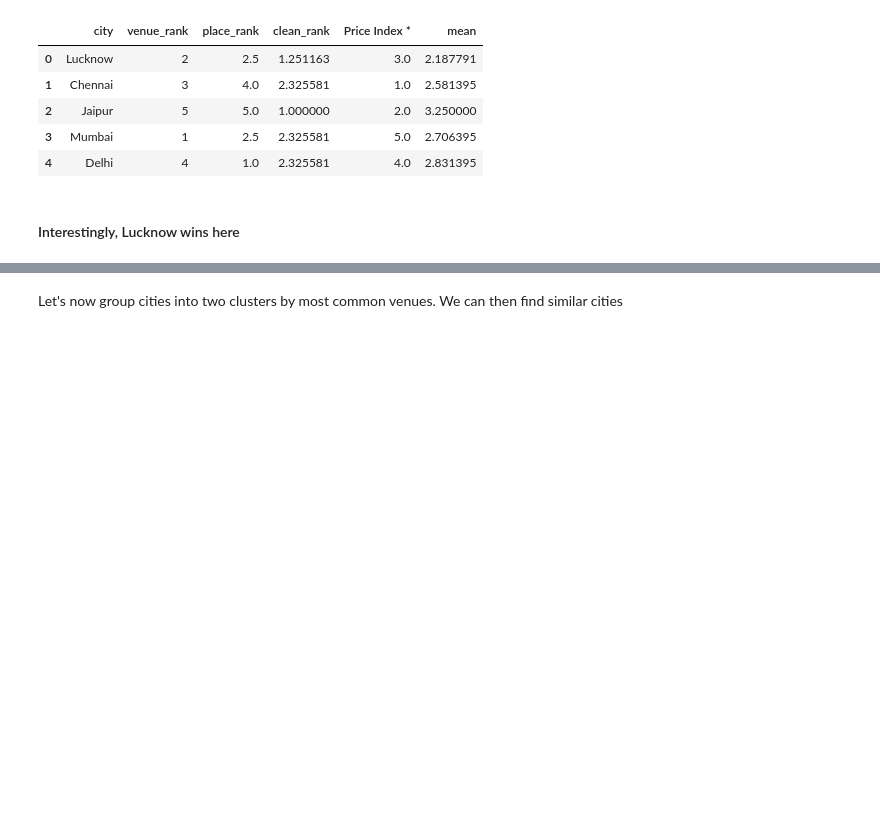
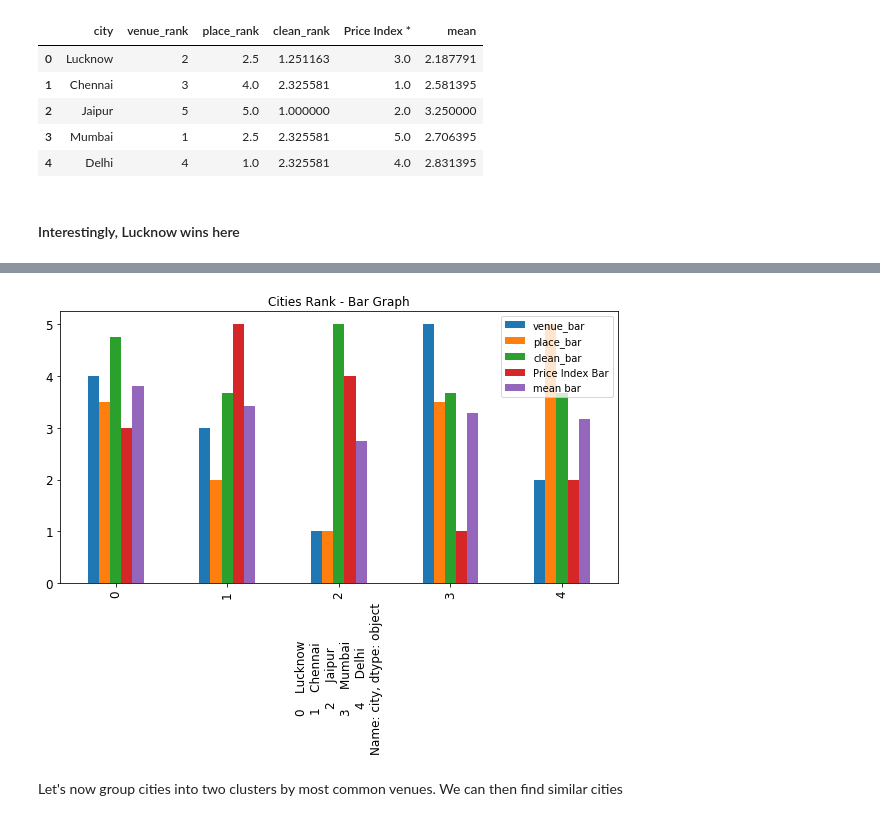
Before and after one commit to notthatyoda/coursera-adsc, a Jupyter notebook: cp-bon-final.ipynb, the cells around one changed output, grey strips where cells are left out. Cells and saved outputs as stored; diff of their text form; code cells hidden in the pictures; blank space fills up the shorter version.

Commit message:
add graph

```diff
--- a/cp-bon-final.ipynb
+++ b/cp-bon-final.ipynb
@@ -666,0 +665,8 @@ top_5_col.head()
+# %%
+top_5_col_graph=pd.DataFrame(data=[],columns={'city'})
+top_5_col_graph['city']=top_5_col['city']
+top_5_col_graph['venue_bar'] = top_5_col['venue_rank'].apply(lambda x:  6-x)
+top_5_col_graph['place_bar'] = top_5_col['place_rank'].apply(lambda x:  6-x)
+top_5_col_graph['clean_bar'] = top_5_col['clean_rank'].apply(lambda x:  6-x)
+top_5_col_graph['Price Index Bar'] = top_5_col['Price Index *'].apply(lambda x:  6-x)
+top_5_col_graph['mean bar'] = top_5_col['mean'].apply(lambda x:  6-x)
@@ -667,3 +682,10 @@ top_5_col.head()
+# %%
+import matplotlib.pyplot as plt
+ax = top_5_col_graph.plot(kind='bar', title ="Cities Rank - Bar Graph",figsize=(10,5),legend=True, fontsize=12)
+ax.set_xlabel(top_5_col_graph['city'],fontsize=12, rotation=90)
+plt.show()
+# %% [output]
+[figure, added]
 # %% [markdown]
 Let's now group cities into two clusters by most common venues. We can then find similar cities
 # %%
```
Also changed, not shown: parts of 7 cells of this notebook.
